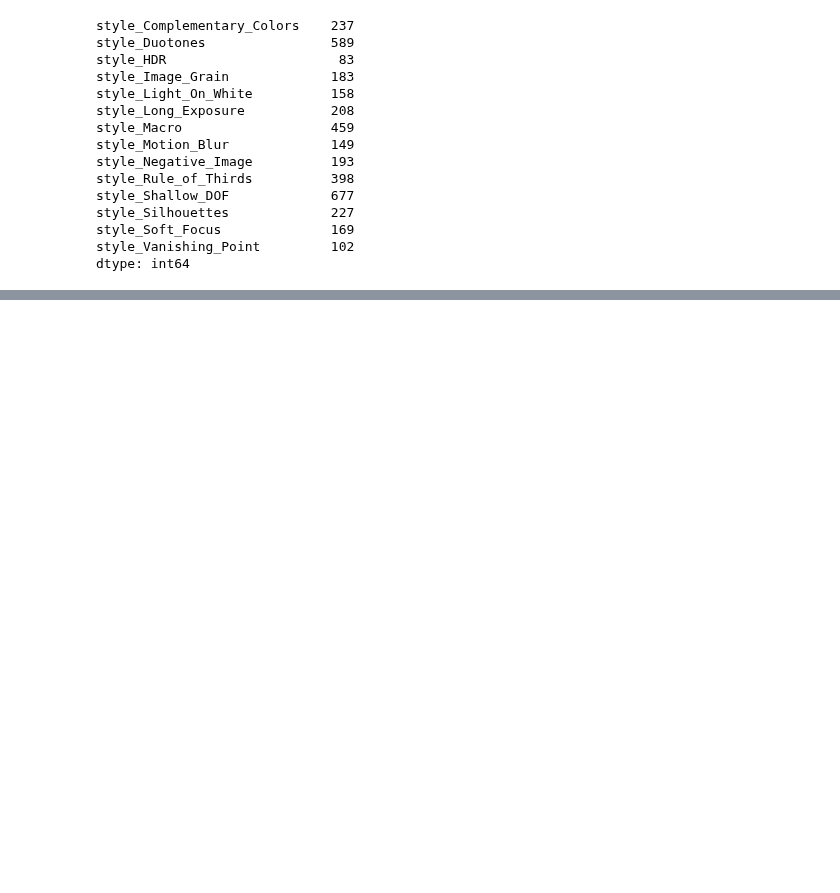
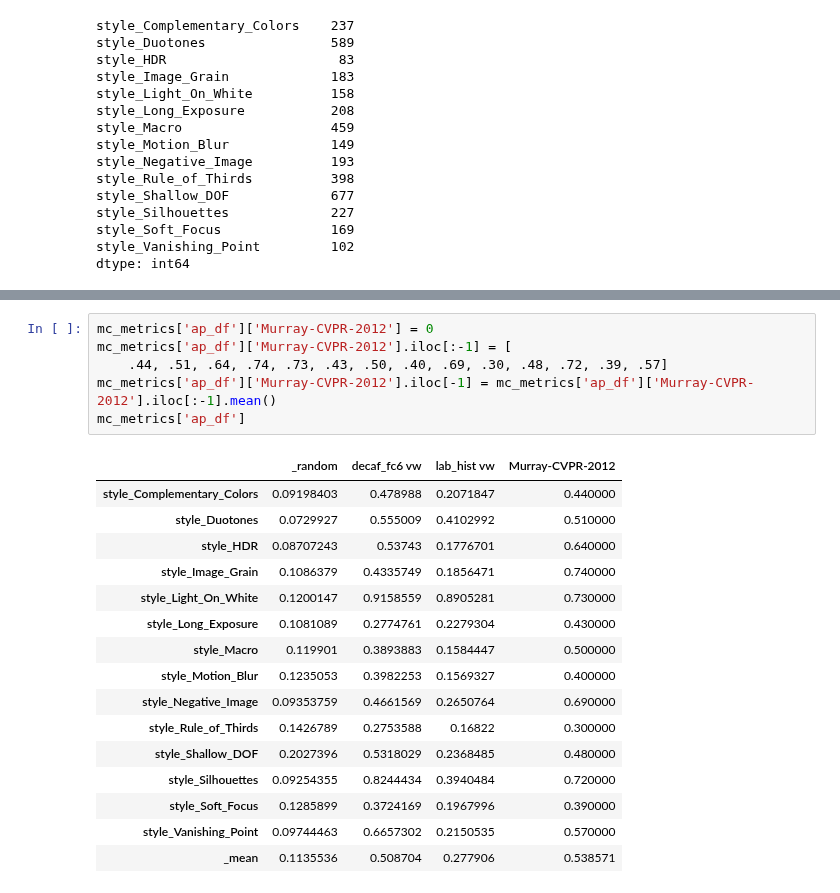
Before and after one commit to sergeyk/vislab, a Jupyter notebook: notebooks/ava style results.ipynb, the cells around one changed output, grey strips where cells are left out. Saved outputs shown, nothing was run; the diff lists cells and outputs as text; blank space fills up the shorter version.

```diff
--- a/notebooks/ava style results.ipynb
+++ b/notebooks/ava style results.ipynb
@@ -290,0 +128,23 @@ accuracy: 0.0628571428571
+# %%
+mc_metrics['ap_df']['Murray-CVPR-2012'] = 0
+mc_metrics['ap_df']['Murray-CVPR-2012'].iloc[:-1] = [
+    .44, .51, .64, .74, .73, .43, .50, .40, .69, .30, .48, .72, .39, .57]
+mc_metrics['ap_df']['Murray-CVPR-2012'].iloc[-1] = mc_metrics['ap_df']['Murray-CVPR-2012'].iloc[:-1].mean()
+mc_metrics['ap_df']
+# %% [output]
+|  | _random | decaf_fc6 vw | lab_hist vw | Murray-CVPR-2012 |
+| style_Complementary_Colors | 0.09198403 | 0.478988 | 0.2071847 | 0.440000 |
+| style_Duotones | 0.0729927 | 0.555009 | 0.4102992 | 0.510000 |
+| style_HDR | 0.08707243 | 0.53743 | 0.1776701 | 0.640000 |
+| style_Image_Grain | 0.1086379 | 0.4335749 | 0.1856471 | 0.740000 |
+| style_Light_On_White | 0.1200147 | 0.9158559 | 0.8905281 | 0.730000 |
+| style_Long_Exposure | 0.1081089 | 0.2774761 | 0.2279304 | 0.430000 |
+| style_Macro | 0.119901 | 0.3893883 | 0.1584447 | 0.500000 |
+| style_Motion_Blur | 0.1235053 | 0.3982253 | 0.1569327 | 0.400000 |
+| style_Negative_Image | 0.09353759 | 0.4661569 | 0.2650764 | 0.690000 |
+| style_Rule_of_Thirds | 0.1426789 | 0.2753588 | 0.16822 | 0.300000 |
+| style_Shallow_DOF | 0.2027396 | 0.5318029 | 0.2368485 | 0.480000 |
+| style_Silhouettes | 0.09254355 | 0.8244434 | 0.3940484 | 0.720000 |
+| style_Soft_Focus | 0.1285899 | 0.3724169 | 0.1967996 | 0.390000 |
+| style_Vanishing_Point | 0.09744463 | 0.6657302 | 0.2150535 | 0.570000 |
+| _mean | 0.1135536 | 0.508704 | 0.277906 | 0.538571 |
```
Also changed, not shown: parts of 14 cells of this notebook, 3 other files.
